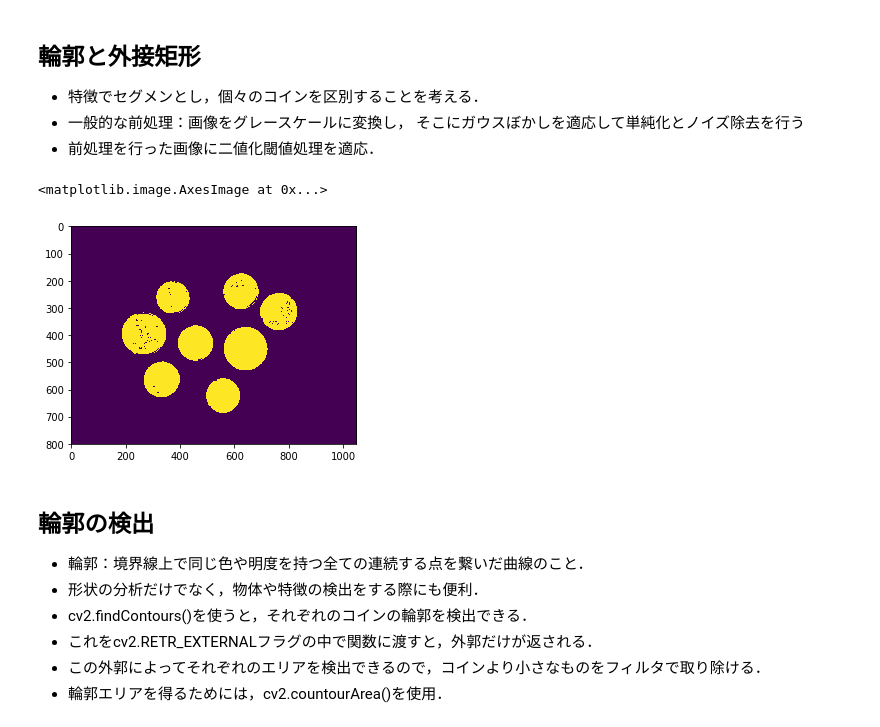
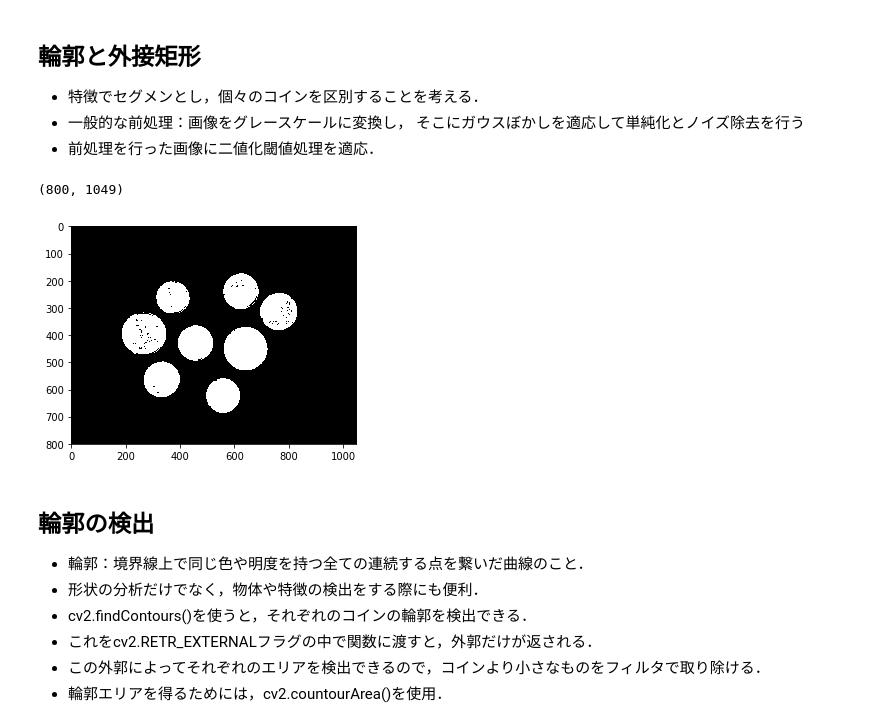
Before and after one commit to Liaro/Liaro_ML_Learning, a Jupyter notebook: Shintaro-Indo/self-study/notebook/opencv_with_python.ipynb, the cells around one changed output. Drawn from its saved outputs; the diff is of its cells as text; code cells hidden in the pictures.

```diff
--- a/Shintaro-Indo/self-study/notebook/opencv_with_python.ipynb
+++ b/Shintaro-Indo/self-study/notebook/opencv_with_python.ipynb
@@ -250,24 +250,22 @@ for image in [img, img_blur_small]:
 - 前処理を行った画像に二値化閾値処理を適応．
 # %%
 # グレースケールに変換し，　ガウスぼかしを適応
-coins = cv2.imread('images/coins.jpg')
+coins = cv2.imread('../dataset/image/coins.jpg')
 coins_gray = cv2.cvtColor(coins, cv2.COLOR_BGR2GRAY)
 coins_preprocessed = cv2.GaussianBlur(coins_gray, (5, 5), 0) # 3つめの引数は標準偏差
 
 # 2値化閾値処理
 _, coins_binary = cv2.threshold(coins_preprocessed, 130, 255, cv2.THRESH_BINARY) # 1つ目の返り値は閾値
 
 # コインの方を白くする．
 coins_binary = cv2.bitwise_not(coins_binary)
 
-# RGBにもどすことで白黒に．
-# coins_binary = cv2.cvtColor(coins_binary, cv2.COLOR_GRAY2RGB)
-
 # 表示
-plt.imshow(coins_binary)
+plt.imshow(coins_binary, cmap="gray")
+coins_binary.shape
 # %% [output]
-<matplotlib.image.AxesImage at 0x...>
+(800, 1049)
-[figure, old version]
+[figure, new version]
 # %% [markdown]
 ## 輪郭の検出
 - 輪郭：境界線上で同じ色や明度を持つ全ての連続する点を繋いだ曲線のこと．
```
Also changed, not shown: parts of 7 cells of this notebook, 7 other files.
